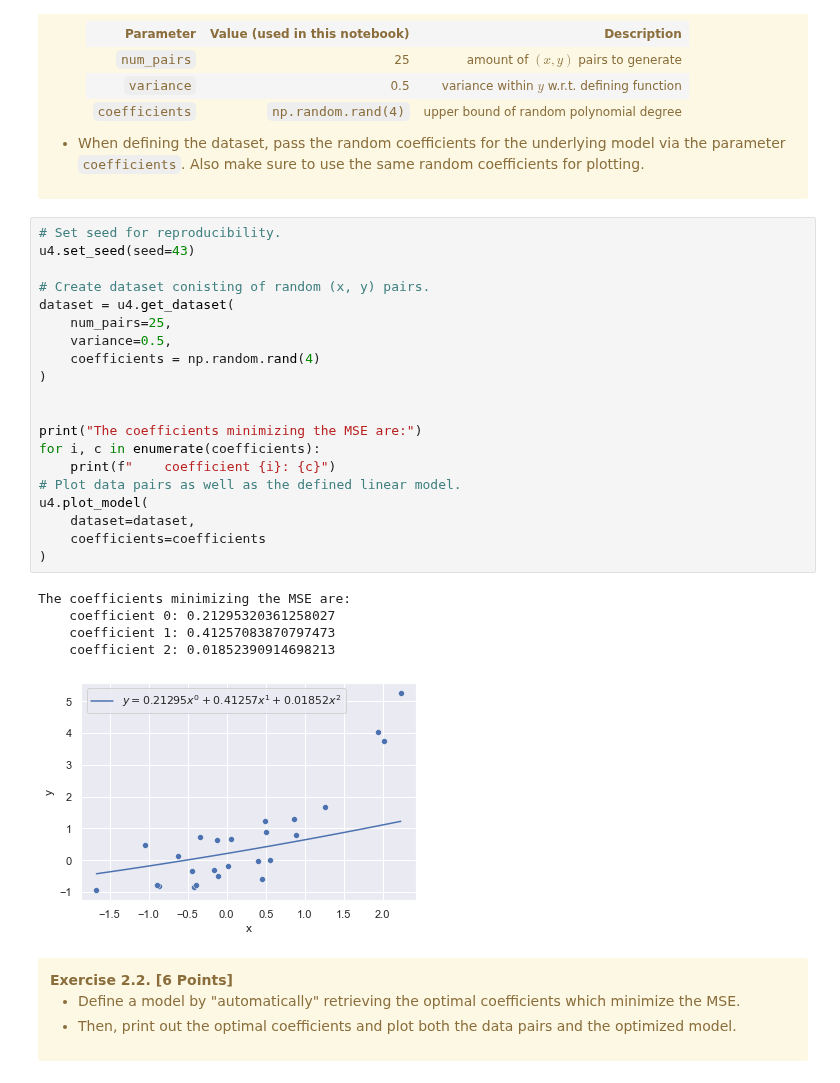
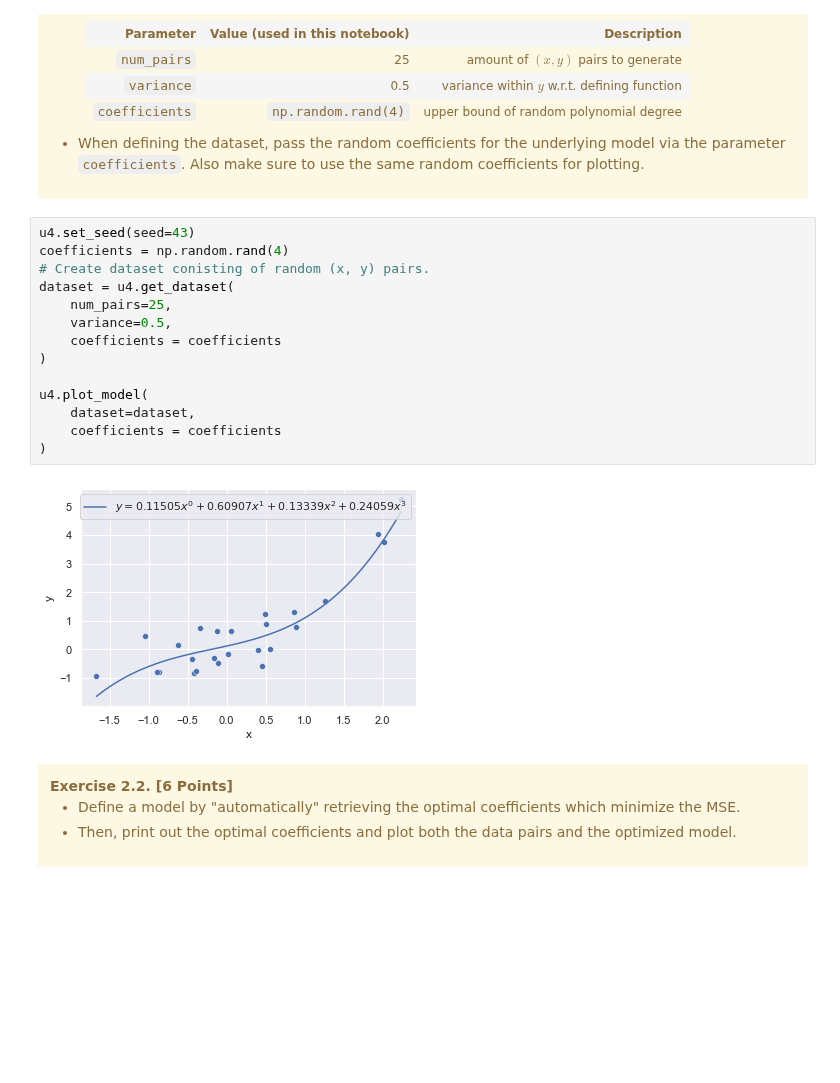
Before and after one commit to qtakmalay/JupyterProjects, a Jupyter notebook: U4/U4_Assignment.ipynb, the cells around one changed output. Drawn from its saved outputs; the diff is of its cells as text; blank space fills up the shorter version.

```diff
--- a/U4/U4_Assignment.ipynb
+++ b/U4/U4_Assignment.ipynb
@@ -176,31 +171,21 @@ The coefficients minimizing the MSE are:
     </ul>
 </div>
 # %%
-# Set seed for reproducibility.
 u4.set_seed(seed=43)
-
+coefficients = np.random.rand(4)
 # Create dataset conisting of random (x, y) pairs.
 dataset = u4.get_dataset(
     num_pairs=25,
     variance=0.5,
-    coefficients = np.random.rand(4)
+    coefficients = coefficients
 )
 
-
-print("The coefficients minimizing the MSE are:")
-for i, c in enumerate(coefficients):
-    print(f"    coefficient {i}: {c}")
-# Plot data pairs as well as the defined linear model.
 u4.plot_model(
     dataset=dataset,
-    coefficients=coefficients
+    coefficients = coefficients
 )
 # %% [output]
-The coefficients minimizing the MSE are:
-    coefficient 0: 0.21295320361258027
-    coefficient 1: 0.41257083870797473
-    coefficient 2: 0.01852390914698213
-[figure, old version]
+[figure, new version]
 # %% [markdown]
 <div class="alert alert-warning">
     <b>Exercise 2.2. [6 Points]</b>
```
Also changed, not shown: parts of 10 cells of this notebook.
